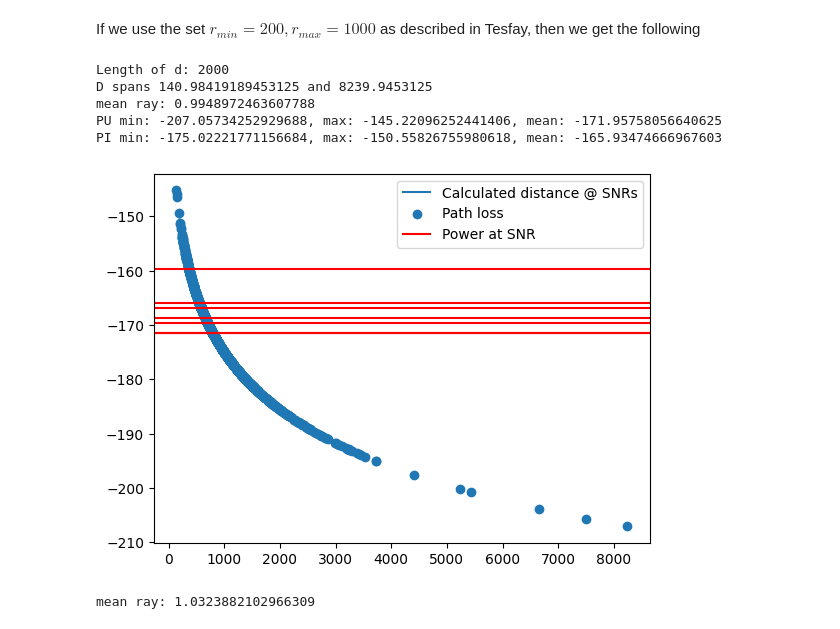
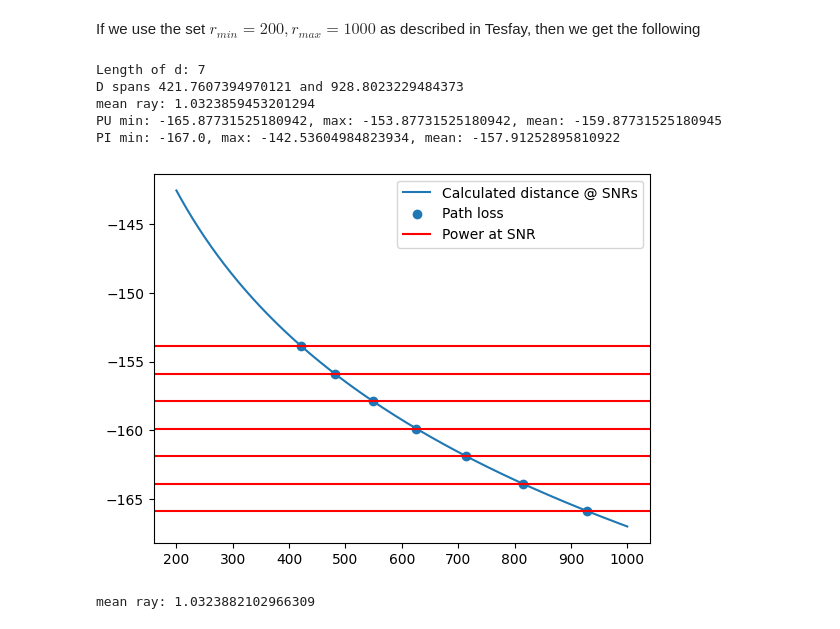
Before and after one commit to CKjaer/ml-lora-communication, a Jupyter notebook: ser_includes/SignalCalculations.ipynb, the cells around one changed output. Saved outputs shown, nothing was run; the diff lists cells and outputs as text; code cells hidden in the pictures.

```diff
--- a/ser_includes/SignalCalculations.ipynb
+++ b/ser_includes/SignalCalculations.ipynb
@@ -87,9 +93,9 @@ def calcPSfromD(d, eta, ray_scale:bool, tp, v:bool = False):
     dist_loss = np.power(d, -eta)
     Ps = dist_loss * tp
     if ray_scale:
-        Ps = #Ps * ray**2
+        Ps = Ps# * ray**2
     else:
-        Ps = #Ps * np.mean(ray**2)
+        Ps = Ps# * np.mean(ray**2)
     print(f"mean ray: {np.mean(ray**2)}")
     if v:
         print(f"Length of Ps: {len(Ps)}")
@@ -130,27 +136,27 @@ If we use the set $r_{min} = 200, r_{max} = 1000$ as described in Tesfay, then w
 # %%
 def plot(d_in, Ps_in, eta, transmit_power, SNR, rmin, rmax, ray_scale:bool = False):
     distance = np.linspace(rmin, rmax, 1000)
     Ps = calcPSfromD(distance, eta, ray_scale, transmit_power)
     plt.plot(distance, calcTodB(Ps))
     plt.scatter(d_in, calcTodB(Ps_in))
     for i in range(len(SNR)):
         plt.axhline(calcTodB(Ps_in[i]), color='r')
     print(f"PU min: {np.min(calcTodB(Ps_in))}, max: {np.max(calcTodB(Ps_in))}, mean: {np.mean(calcTodB(Ps_in))}")
     print(f"PI min: {np.min(calcTodB(Ps))}, max: {np.max(calcTodB(Ps))}, mean: {np.mean(calcTodB(Ps))}")
 
     plt.legend(["Calculated distance @ SNRs","Path loss", "Power at SNR"])
     plt.show()
 
-tp = calcFromdB(-70) # [W]
+tp = calcFromdB(-62) # [W]
 d = calcDfromPs(Ps, eta, tp, v = True)
 plot(d, Ps, eta, tp, SNR, 200, 1000, False)
 # %% [output]
-Length of d: 2000
-D spans 140.98419189453125 and 8239.9453125
-mean ray: 0.9948972463607788
-PU min: -207.05734252929688, max: -145.22096252441406, mean: -171.95758056640625
-PI min: -175.02221771156684, max: -150.55826755980618, mean: -165.93474666967603
+Length of d: 7
+D spans 421.7607394970121 and 928.8023229484373
+mean ray: 1.0323859453201294
+PU min: -165.87731525180942, max: -153.87731525180942, mean: -159.87731525180945
+PI min: -167.0, max: -142.53604984823934, mean: -157.91252895810922
-[figure, old version]
+[figure, new version]
 # %%
 N = int(2e3)
 R = np.sqrt(np.random.uniform(size = N))*800 + 200
```
Also changed, not shown: parts of 2 cells of this notebook, 38 other files.
